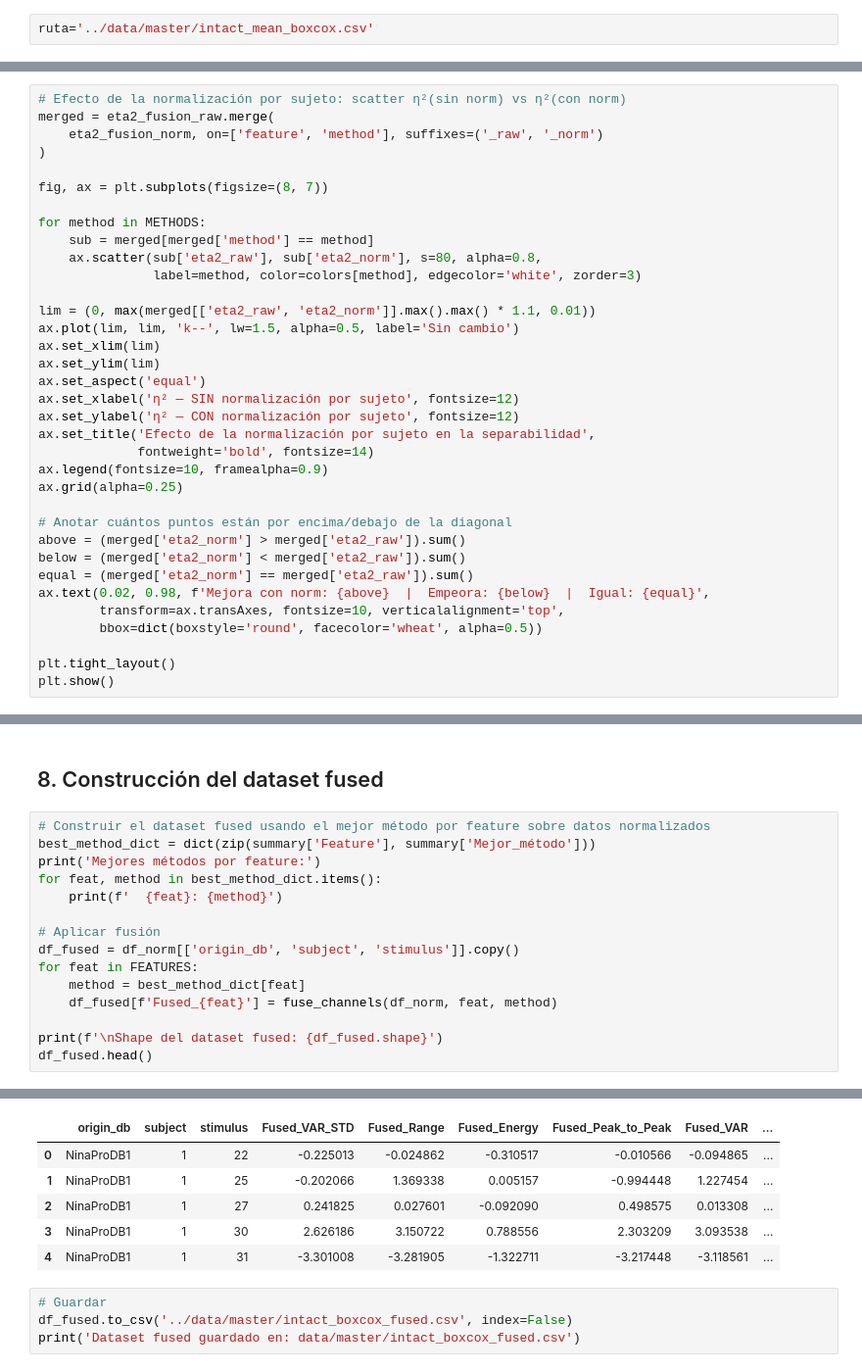
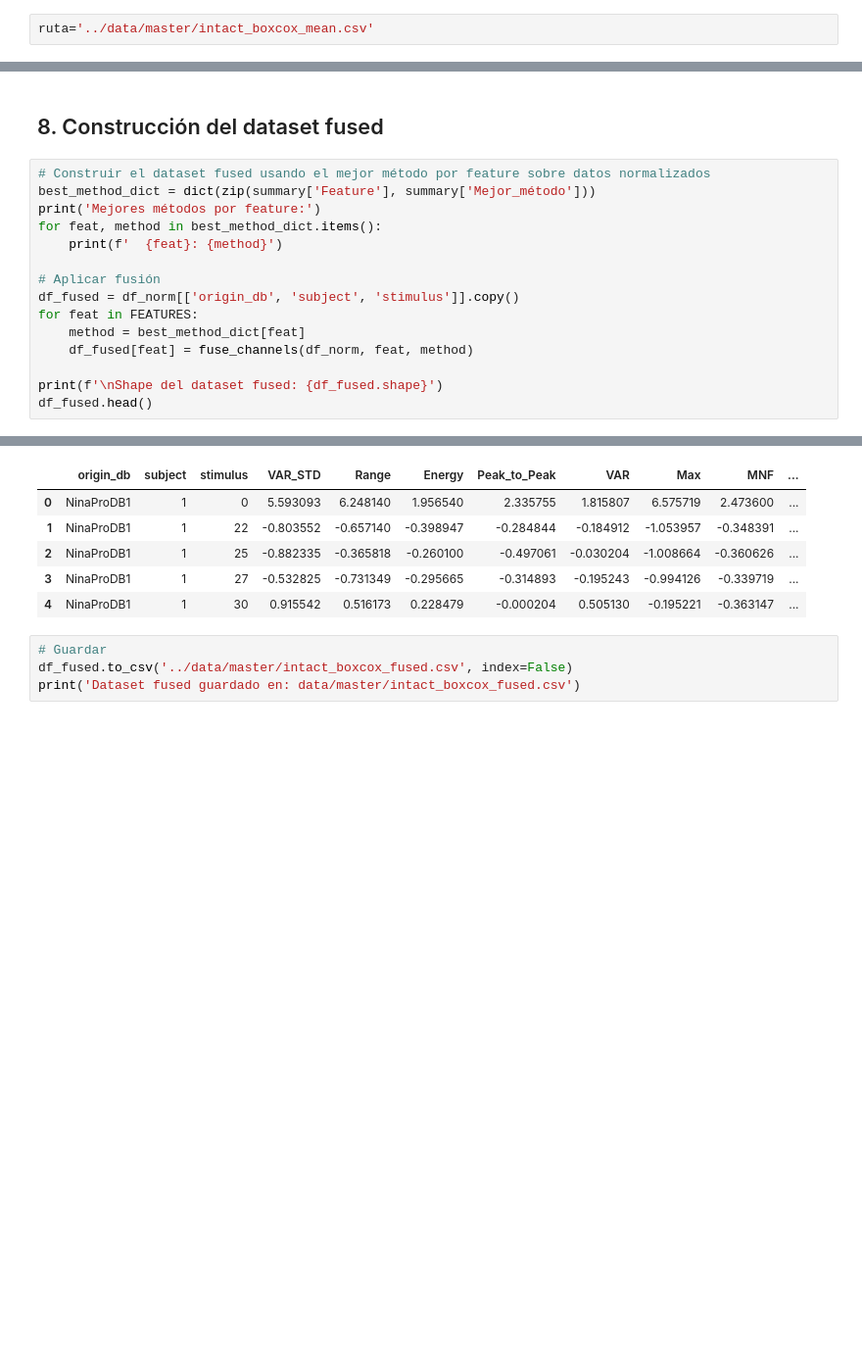
Before and after one commit to mariabda2/sEMG-ArmBand, a Jupyter notebook: notebooks/06_channel_fusion.ipynb, the cells around one changed output, grey strips where cells are left out. Shown at 98% size. Drawn from its saved outputs; the diff is of its cells as text; blank space fills up the shorter version.

Commit message:
update transformation and add analysis.ipynb

```diff
--- a/notebooks/06_channel_fusion.ipynb
+++ b/notebooks/06_channel_fusion.ipynb
@@ -35,5 +34,5 @@ ruta='./data/processed/df_mean.xlsx'
 # %%
-ruta='../data/master/intact_mean_boxcox.csv'
+ruta='../data/master/intact_boxcox_mean.csv'
 # %%
 df = pd.read_csv(ruta)
 
@@ -397,35 +364,0 @@ plt.show()
-# %%
-# Efecto de la normalización por sujeto: scatter η²(sin norm) vs η²(con norm)
-merged = eta2_fusion_raw.merge(
-    eta2_fusion_norm, on=['feature', 'method'], suffixes=('_raw', '_norm')
-)
-
-fig, ax = plt.subplots(figsize=(8, 7))
-
-for method in METHODS:
-    sub = merged[merged['method'] == method]
-    ax.scatter(sub['eta2_raw'], sub['eta2_norm'], s=80, alpha=0.8,
-               label=method, color=colors[method], edgecolor='white', zorder=3)
-
-lim = (0, max(merged[['eta2_raw', 'eta2_norm']].max().max() * 1.1, 0.01))
-ax.plot(lim, lim, 'k--', lw=1.5, alpha=0.5, label='Sin cambio')
-ax.set_xlim(lim)
-ax.set_ylim(lim)
-ax.set_aspect('equal')
-ax.set_xlabel('η² — SIN normalización por sujeto', fontsize=12)
-ax.set_ylabel('η² — CON normalización por sujeto', fontsize=12)
-ax.set_title('Efecto de la normalización por sujeto en la separabilidad',
-             fontweight='bold', fontsize=14)
-ax.legend(fontsize=10, framealpha=0.9)
-ax.grid(alpha=0.25)
-
-# Anotar cuántos puntos están por encima/debajo de la diagonal
-above = (merged['eta2_norm'] > merged['eta2_raw']).sum()
-below = (merged['eta2_norm'] < merged['eta2_raw']).sum()
-equal = (merged['eta2_norm'] == merged['eta2_raw']).sum()
-ax.text(0.02, 0.98, f'Mejora con norm: {above}  |  Empeora: {below}  |  Igual: {equal}',
-        transform=ax.transAxes, fontsize=10, verticalalignment='top',
-        bbox=dict(boxstyle='round', facecolor='wheat', alpha=0.5))
-
-plt.tight_layout()
-plt.show()
@@ -444,7 +375,7 @@ for feat, method in best_method_dict.items():
 df_fused = df_norm[['origin_db', 'subject', 'stimulus']].copy()
 for feat in FEATURES:
     method = best_method_dict[feat]
-    df_fused[f'Fused_{feat}'] = fuse_channels(df_norm, feat, method)
+    df_fused[feat] = fuse_channels(df_norm, feat, method)
 
 print(f'\nShape del dataset fused: {df_fused.shape}')
 df_fused.head()
@@ -463,9 +394,9 @@ Shape del dataset fused: (609, 11)
-|  | origin_db | subject | stimulus | Fused_VAR_STD | Fused_Range | Fused_Energy | Fused_Peak_to_Peak | Fused_VAR | ... |
-| 0 | NinaProDB1 | 1 | 22 | -0.225013 | -0.024862 | -0.310517 | -0.010566 | -0.094865 | ... |
-| 1 | NinaProDB1 | 1 | 25 | -0.202066 | 1.369338 | 0.005157 | -0.994448 | 1.227454 | ... |
-| 2 | NinaProDB1 | 1 | 27 | 0.241825 | 0.027601 | -0.092090 | 0.498575 | 0.013308 | ... |
-| 3 | NinaProDB1 | 1 | 30 | 2.626186 | 3.150722 | 0.788556 | 2.303209 | 3.093538 | ... |
-| 4 | NinaProDB1 | 1 | 31 | -3.301008 | -3.281905 | -1.322711 | -3.217448 | -3.118561 | ... |
+|  | origin_db | subject | stimulus | VAR_STD | Range | Energy | Peak_to_Peak | VAR | Max | MNF | ... |
+| 0 | NinaProDB1 | 1 | 0 | 5.593093 | 6.248140 | 1.956540 | 2.335755 | 1.815807 | 6.575719 | 2.473600 | ... |
+| 1 | NinaProDB1 | 1 | 22 | -0.803552 | -0.657140 | -0.398947 | -0.284844 | -0.184912 | -1.053957 | -0.348391 | ... |
+| 2 | NinaProDB1 | 1 | 25 | -0.882335 | -0.365818 | -0.260100 | -0.497061 | -0.030204 | -1.008664 | -0.360626 | ... |
+| 3 | NinaProDB1 | 1 | 27 | -0.532825 | -0.731349 | -0.295665 | -0.314893 | -0.195243 | -0.994126 | -0.339719 | ... |
+| 4 | NinaProDB1 | 1 | 30 | 0.915542 | 0.516173 | 0.228479 | -0.000204 | 0.505130 | -0.195221 | -0.363147 | ... |
 # %%
 # Guardar
 df_fused.to_csv('../data/master/intact_boxcox_fused.csv', index=False)
```
Also changed, not shown: parts of 27 cells of this notebook, 4 other files.
